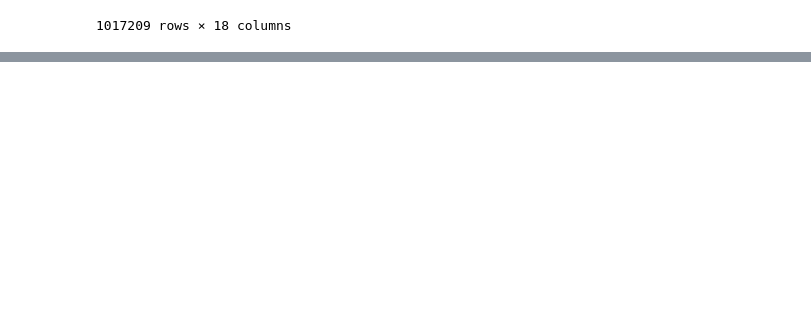
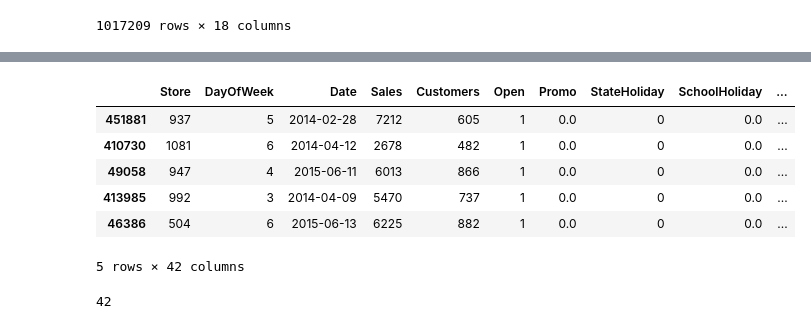
Before and after one commit to mr-ayush-agrawal/MachineLearningBasics, a Jupyter notebook: freeCodeCamp/SalesCompetition/Boosting_sol.ipynb, the cells around one changed output, grey strips where cells are left out. Drawn from its saved outputs; the diff is of its cells as text; code cells hidden in the pictures; blank space fills up the shorter version.

```diff
--- a/freeCodeCamp/SalesCompetition/Boosting_sol.ipynb
+++ b/freeCodeCamp/SalesCompetition/Boosting_sol.ipynb
@@ -66,0 +379,6 @@ data_raw
+# %%
+from sklearn.preprocessing import MinMaxScaler
+scaler = MinMaxScaler().fit(data[num_cols])
+# %%
+data[num_cols] = scaler.transform(data[num_cols])
+test_data[num_cols] = scaler.transform(test_data[num_cols])
@@ -66,0 +395,5 @@ data_raw
+# %%
+from sklearn.preprocessing import OneHotEncoder
+encoder = OneHotEncoder(sparse=False, handle_unknown='ignore').fit(data[cat_cols])
+encoded_cols = list(encoder.get_feature_names_out(cat_cols))
+encoded_cols
@@ -66,0 +419,17 @@ data_raw
+# %%
+data[encoded_cols] = encoder.transform(data[cat_cols])
+test_data[encoded_cols] = encoder.transform(test_data[cat_cols])
+# %%
+data.sample(5)
+# %% [output]
+|  | Store | DayOfWeek | Date | Sales | Customers | Open | Promo | StateHoliday | SchoolHoliday | ... |
+| 451881 | 937 | 5 | 2014-02-28 | 7212 | 605 | 1 | 0.0 | 0 | 0.0 | ... |
+| 410730 | 1081 | 6 | 2014-04-12 | 2678 | 482 | 1 | 0.0 | 0 | 0.0 | ... |
+| 49058 | 947 | 4 | 2015-06-11 | 6013 | 866 | 1 | 0.0 | 0 | 0.0 | ... |
+| 413985 | 992 | 3 | 2014-04-09 | 5470 | 737 | 1 | 0.0 | 0 | 0.0 | ... |
+| 46386 | 504 | 6 | 2015-06-13 | 6225 | 882 | 1 | 0.0 | 0 | 0.0 | ... |
+5 rows × 42 columns
+# %%
+len(data.columns)
+# %% [output]
+42
```
Also changed, not shown: parts of 42 cells of this notebook.
